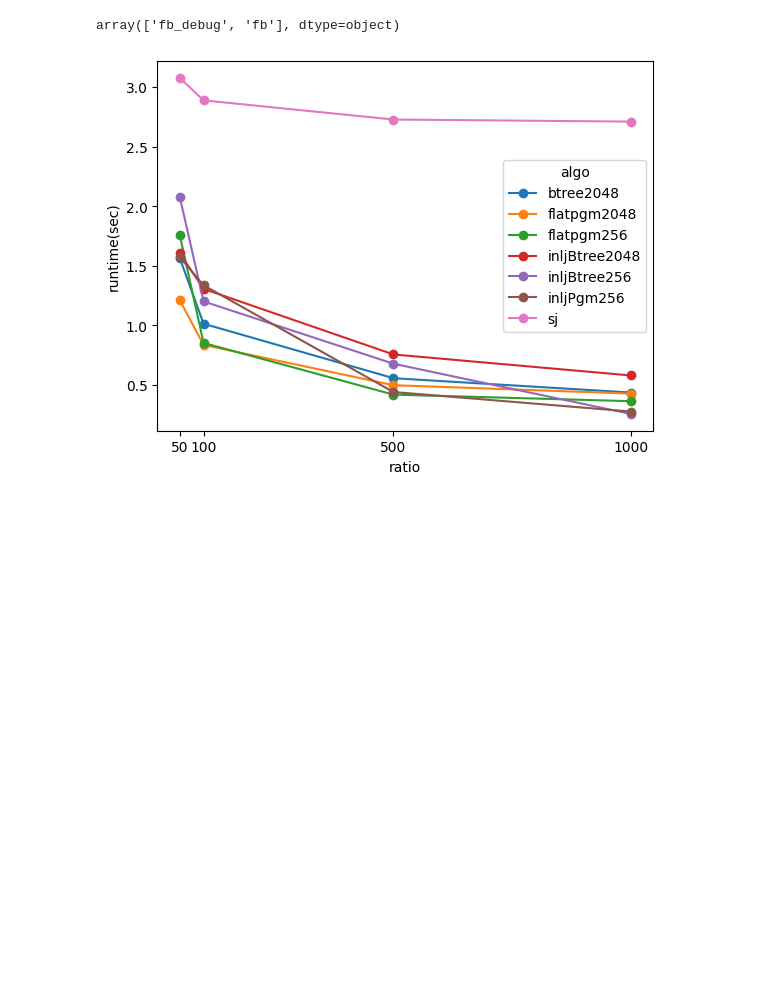
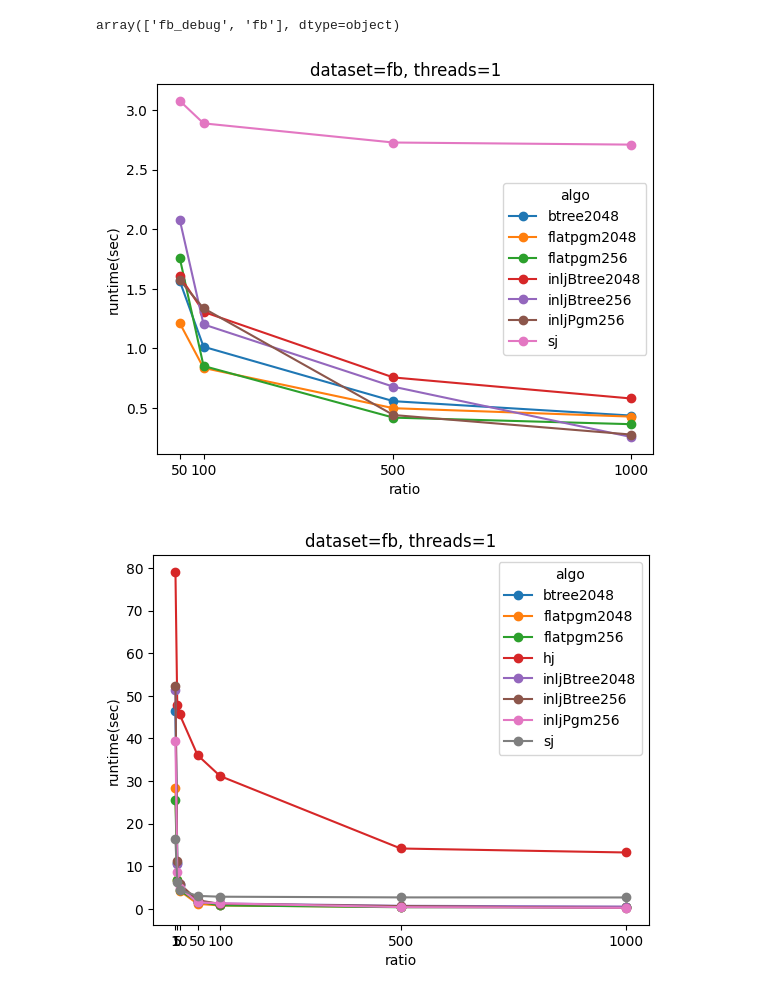
Before and after one commit to saltsystemslab/LearnedJoinDiskExp, a Jupyter notebook: experiments/join_comp/report.ipynb, the cells around one changed output. Saved outputs shown, nothing was run; the diff lists cells and outputs as text; code cells hidden in the pictures; blank space fills up the shorter version.

```diff
--- a/experiments/join_comp/report.ipynb
+++ b/experiments/join_comp/report.ipynb
@@ -67,21 +67,36 @@ df['dataset'].unique()
 # %% [output]
 array(['fb_debug', 'fb'], dtype=object)
 # %%
-# Ratio = 1, epsilon vs duration across multiple threads
-def plot_for_dataset(dataset, threads):
+def plot_for_dataset_zoomed(dataset, threads):
     rows = duckdb.sql(
         " SELECT threads, ratio, algo, AVG(duration_sec) as v FROM df"
         f" WHERE dataset='{dataset}' AND algo != 'hj' AND ratio>=50 AND threads={threads}"
         " GROUP BY dataset, threads, ratio, algo"
         " ORDER BY ratio, threads"
     ).df()
     rows = rows.pivot(index='ratio', values='v', columns=['algo'])
     rows.plot(marker='o')
     plt.xlabel('ratio')
     plt.ylabel('runtime(sec)')
     plt.xticks(rows.index)
     plt.title(f'dataset={dataset}, threads={threads}')
 
+def plot_for_dataset(dataset, threads):
+    rows = duckdb.sql(
+        " SELECT threads, ratio, algo, AVG(duration_sec) as v FROM df"
+        f" WHERE dataset='{dataset}' AND threads={threads}"
+        " GROUP BY dataset, threads, ratio, algo"
+        " ORDER BY ratio, threads"
+    ).df()
+    rows = rows.pivot(index='ratio', values='v', columns=['algo'])
+    rows.plot(marker='o')
+    plt.xlabel('ratio')
+    plt.ylabel('runtime(sec)')
+    plt.xticks(rows.index)
+    plt.title(f'dataset={dataset}, threads={threads}')
+
+plot_for_dataset_zoomed('fb', 1)
 plot_for_dataset('fb', 1)
 # %% [output]
-[figure, old version]
+[figure, new version]
+[figure, added]
```
